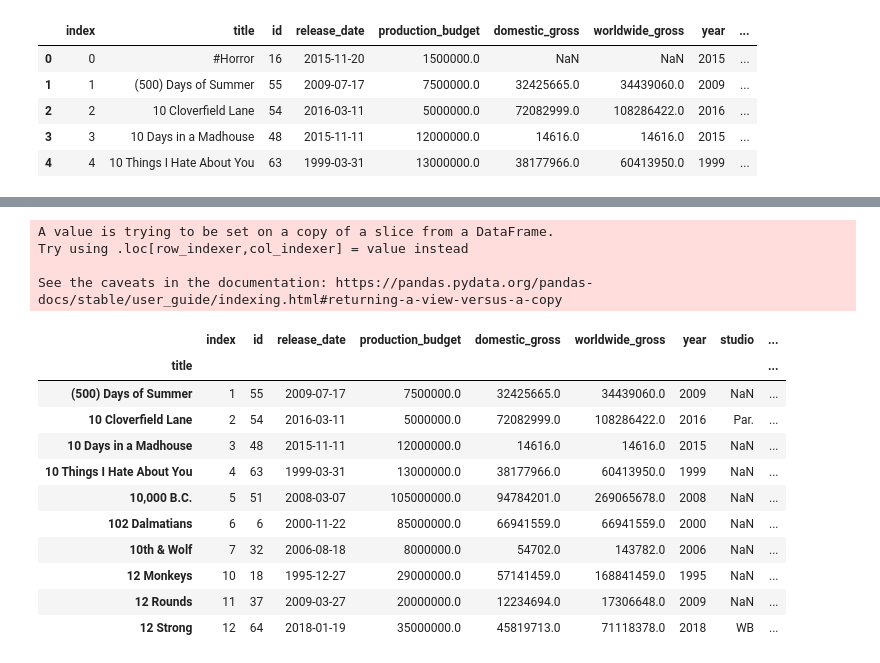
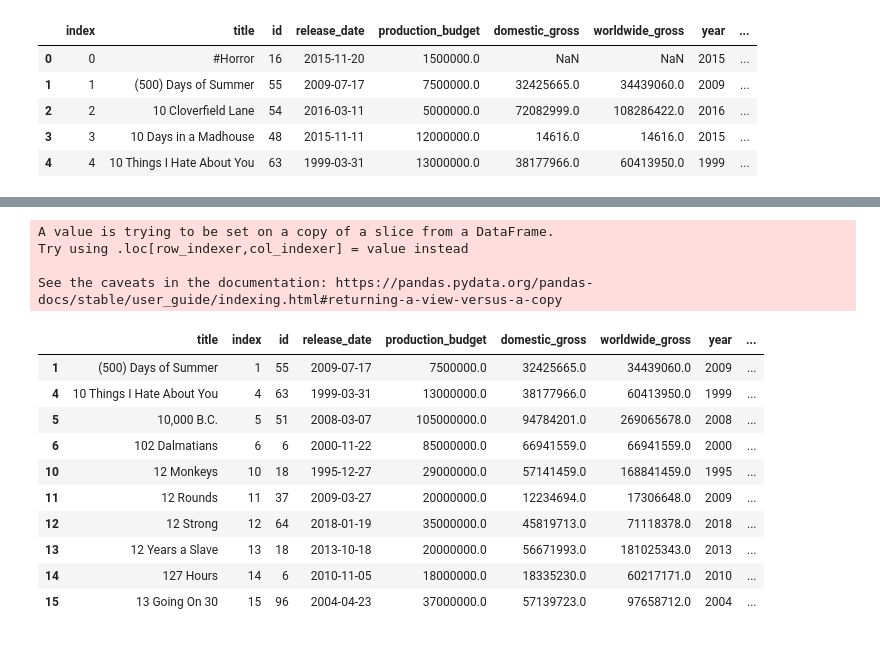
Before and after one commit to magalisolimano/dsc-mod-1-project-v2-1-online-ds-sp-000, a Jupyter notebook: student.ipynb, the cells around one changed output, grey strips where cells are left out. Drawn from its saved outputs; the diff is of its cells as text; code cells hidden in the pictures.

```diff
--- a/student.ipynb
+++ b/student.ipynb
@@ -787,0 +777,4 @@ Number of movies in 99th percentile: 55
+# %%
+# Identify top movies by worldwide net revenue
+df_revenue.sort_values(by = ['net_revenue'], axis=0, ascending=[False], inplace=False,
+               na_position='last', ignore_index=True)[['title', 'net_revenue']].head()
@@ -838,0 +857,6 @@ plt.show()
+# %%
+# Outlier detection
+max_roi_threshold = df_roi['ROI'].quantile(0.95)
+min_roi_threshold = df_roi['ROI'].quantile(0.05)
+print(f"Max ROI w/o outliers: {max_roi_threshold.round(2)}")
+print(f"Min ROI w/o outliers: {min_roi_threshold.round(2)}")
@@ -838,0 +896,4 @@ plt.show()
+# %%
+# new DF without ROI outliers
+df_roi_v2 = df_revenue[(df_revenue['ROI'] < max_roi_threshold) & (df_revenue['ROI'] > min_roi_threshold)]
+display(df_roi_v2.sort_values('ROI', ascending = False).head(10))
@@ -839,77 +941,52 @@ plt.show()
 # %%
-# Is movie industry profitable?
-
-# Create ROI df, remove NaN
-df_roi = df_revenue[df_revenue['ROI'].notnull()]
-df_roi.head()
-
-
 #create new ROI buckets column
 def ROI_buckets(r):
     if r < 0:
         return 'Not profitable'
     if r <= 1 :
         return '0x - 1x'
     elif r <= 2:
         return '1x - 2x'
     elif r <= 3:
         return '2x - 3x'
     elif r <= 4:
         return '3x - 4x'
     elif r <= 5:
         return '4x - 5x'
     elif r <= 6:
         return '5x - 6x'
+    elif r <= 7:
+        return '6x - 7x'
+    elif r <= 8:
+        return '7x - 8x'
+    elif r <= 9:
+        return '8x - 9x'
+    elif r <= 10:
+        return '9x - 10x'
+    elif r < 11:
+        return '10x - 11x'
+    elif r < 12:
+        return '11x - 12x'
+    elif r < 13:
+        return '12x -13x'
     else:
-        return 'Not_Rated'
+        return 'Not rated'
 
-
-df_roi['ROI_buckets'] = df_roi['ROI'].apply(ROI_buckets)
-df_roi.head(10)
-
-
-
-#grouped = df_revenue.groupby(['ROI','title'])
-#grouped.plot(kind='barh')
-#plt.show()
-
-#dfroi0_1 = df_revenue[(df_revenue['ROI'] >= 0) & (df_revenue['ROI'] < 1)]
-#dfroi0_1.head()
-
-#dfroi1_2 = df_revenue[(df_revenue['ROI'] >= 1) & (df_revenue['ROI'] < 2)]
-#dfroi1_2.head()
-
-#dfroi2_3 = df_revenue[(df_revenue['ROI'] >= 2) & (df_revenue['ROI'] < 3)]
-#dfroi2_3.head()
-
-#dfroi3_4
-
-
-
-#dfroi4_5
-
-
-
-#dfroi5_6
-
-
-
-#df_revenue.hist(df_revenue['ROI'], bins='auto', color = 'green', alpha = 0.5)
-#df_revenue['ROI'].plt.hist(bins = 'auto')
+df_roi_v2['ROI_buckets'] = df_roi_v2['ROI'].apply(ROI_buckets)
+df_roi_v2.head(10)
 # %% [output]
 A value is trying to be set on a copy of a slice from a DataFrame.
 Try using .loc[row_indexer,col_indexer] = value instead
 
 See the caveats in the documentation: https://pandas.pydata.org/pandas-docs/stable/user_guide/indexing.html#returning-a-view-versus-a-copy
-|  | index | id | release_date | production_budget | domestic_gross | worldwide_gross | year | studio | ... |
-| title |  |  |  |  |  |  |  |  | ... |
-| (500) Days of Summer | 1 | 55 | 2009-07-17 | 7500000.0 | 32425665.0 | 34439060.0 | 2009 | NaN | ... |
-| 10 Cloverfield Lane | 2 | 54 | 2016-03-11 | 5000000.0 | 72082999.0 | 108286422.0 | 2016 | Par. | ... |
-| 10 Days in a Madhouse | 3 | 48 | 2015-11-11 | 12000000.0 | 14616.0 | 14616.0 | 2015 | NaN | ... |
-| 10 Things I Hate About You | 4 | 63 | 1999-03-31 | 13000000.0 | 38177966.0 | 60413950.0 | 1999 | NaN | ... |
-| 10,000 B.C. | 5 | 51 | 2008-03-07 | 105000000.0 | 94784201.0 | 269065678.0 | 2008 | NaN | ... |
-| 102 Dalmatians | 6 | 6 | 2000-11-22 | 85000000.0 | 66941559.0 | 66941559.0 | 2000 | NaN | ... |
-| 10th & Wolf | 7 | 32 | 2006-08-18 | 8000000.0 | 54702.0 | 143782.0 | 2006 | NaN | ... |
-| 12 Monkeys | 10 | 18 | 1995-12-27 | 29000000.0 | 57141459.0 | 168841459.0 | 1995 | NaN | ... |
-| 12 Rounds | 11 | 37 | 2009-03-27 | 20000000.0 | 12234694.0 | 17306648.0 | 2009 | NaN | ... |
-| 12 Strong | 12 | 64 | 2018-01-19 | 35000000.0 | 45819713.0 | 71118378.0 | 2018 | WB | ... |
+|  | title | index | id | release_date | production_budget | domestic_gross | worldwide_gross | year | ... |
+| 1 | (500) Days of Summer | 1 | 55 | 2009-07-17 | 7500000.0 | 32425665.0 | 34439060.0 | 2009 | ... |
+| 4 | 10 Things I Hate About You | 4 | 63 | 1999-03-31 | 13000000.0 | 38177966.0 | 60413950.0 | 1999 | ... |
+| 5 | 10,000 B.C. | 5 | 51 | 2008-03-07 | 105000000.0 | 94784201.0 | 269065678.0 | 2008 | ... |
+| 6 | 102 Dalmatians | 6 | 6 | 2000-11-22 | 85000000.0 | 66941559.0 | 66941559.0 | 2000 | ... |
+| 10 | 12 Monkeys | 10 | 18 | 1995-12-27 | 29000000.0 | 57141459.0 | 168841459.0 | 1995 | ... |
+| 11 | 12 Rounds | 11 | 37 | 2009-03-27 | 20000000.0 | 12234694.0 | 17306648.0 | 2009 | ... |
+| 12 | 12 Strong | 12 | 64 | 2018-01-19 | 35000000.0 | 45819713.0 | 71118378.0 | 2018 | ... |
+| 13 | 12 Years a Slave | 13 | 18 | 2013-10-18 | 20000000.0 | 56671993.0 | 181025343.0 | 2013 | ... |
+| 14 | 127 Hours | 14 | 6 | 2010-11-05 | 18000000.0 | 18335230.0 | 60217171.0 | 2010 | ... |
+| 15 | 13 Going On 30 | 15 | 96 | 2004-04-23 | 37000000.0 | 57139723.0 | 97658712.0 | 2004 | ... |
```
Also changed, not shown: parts of 33 cells of this notebook.
